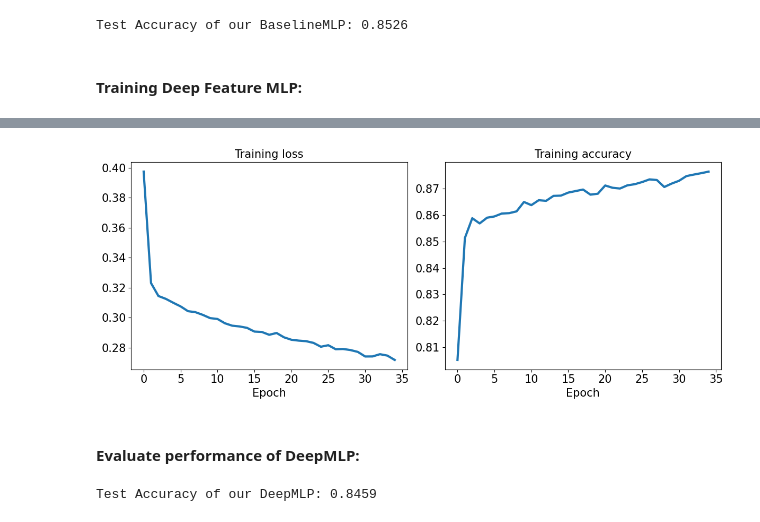
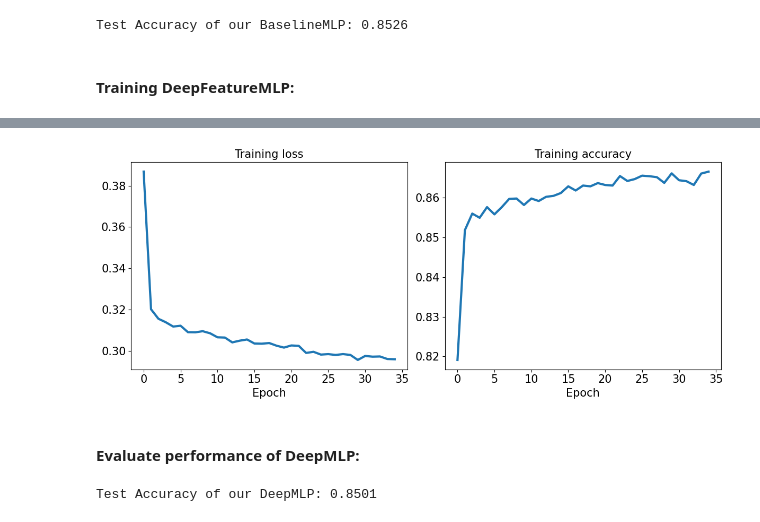
Before and after one commit to cmorris01/project2-multilayer_perceptron, a Jupyter notebook: notebooks/main.ipynb, the cells around one changed output, grey strips where cells are left out. Saved outputs shown, nothing was run; the diff lists cells and outputs as text; code cells hidden in the pictures.

```diff
--- a/notebooks/main.ipynb
+++ b/notebooks/main.ipynb
@@ -51,6 +52,9 @@ except Exception as e:
     device_use = False
     print("🖥️ Using CPU instead.")
 
+
+device = select_training_device()
+device_use = device.type != "cpu"
 print(f"Active device: {device}")
 
 # set seed, set batch size, and initializes dataloader
@@ -161,7 +165,7 @@ print(f"Test Accuracy of our BaselineMLP: {accuracy:.4f}")
 # %% [output]
 Test Accuracy of our BaselineMLP: 0.8526
 # %% [markdown]
-#### Training Deep Feature MLP:
+#### Training DeepFeatureMLP:
 # %%
 # reload dataloader
 train_dataloader_deep_mlp = DataLoader(train_dataset, batch_size=batch_size, shuffle=True)
@@ -174,7 +178,7 @@ if device_use:
 # initialize loss, learning rate, and optimizer for training loop, and setting deep mlp to train mode some dropout works
 learning_rate = 0.001
 loss_function = nn.CrossEntropyLoss()
-optimizer = torch.optim.Adam(deep_mlp.parameters(), lr=learning_rate, weight_decay=1e-4)
+optimizer = torch.optim.Adam(deep_mlp.parameters(), lr=learning_rate, weight_decay=1e-3)
 deep_mlp.train()
 
 # build and execute training loop
@@ -244,4 +248,4 @@ Epoch [35/35] - Loss: 0.2718, Accuracy: 0.8764
-[figure, old version]
+[figure, new version]
 # %% [markdown]
 #### Evaluate performance of DeepMLP:
 # %%
@@ -259,4 +263,4 @@ correct = (torch.argmax(predictions_test, dim=1) == y_test).float()
 accuracy = correct.mean()
 print(f"Test Accuracy of our DeepMLP: {accuracy:.4f}")
 # %% [output]
-Test Accuracy of our DeepMLP: 0.8459
+Test Accuracy of our DeepMLP: 0.8501
```
Also changed, not shown: parts of 8 cells of this notebook.
